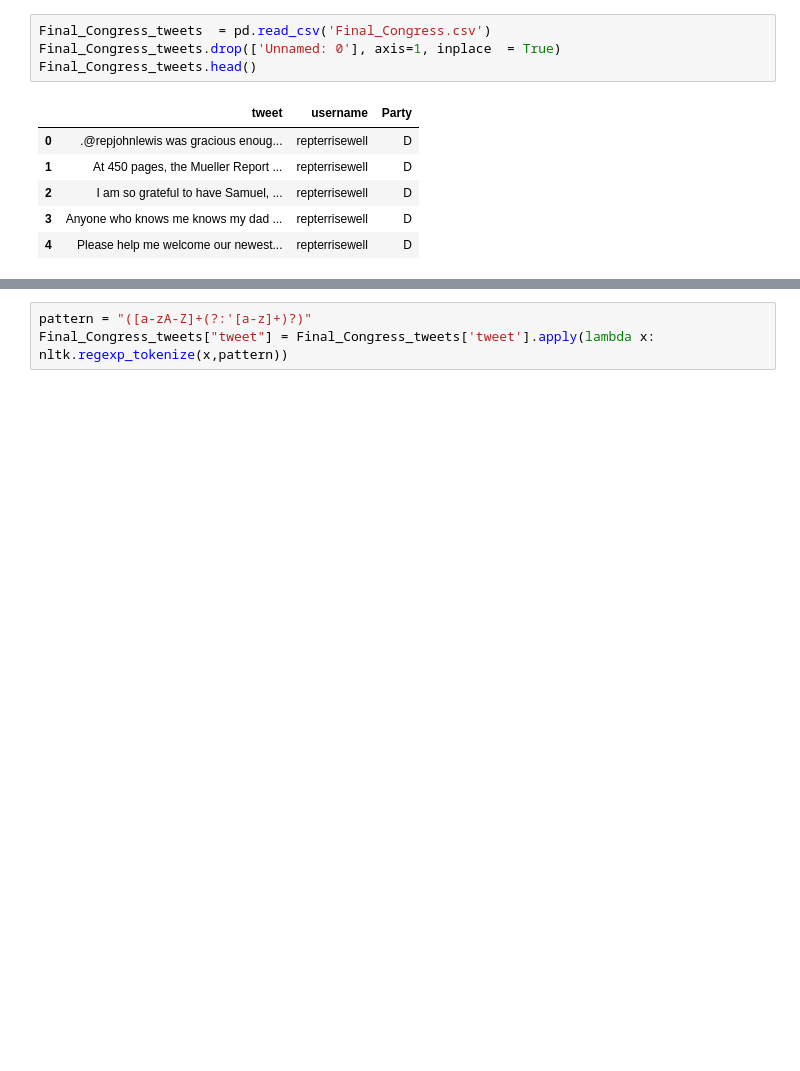
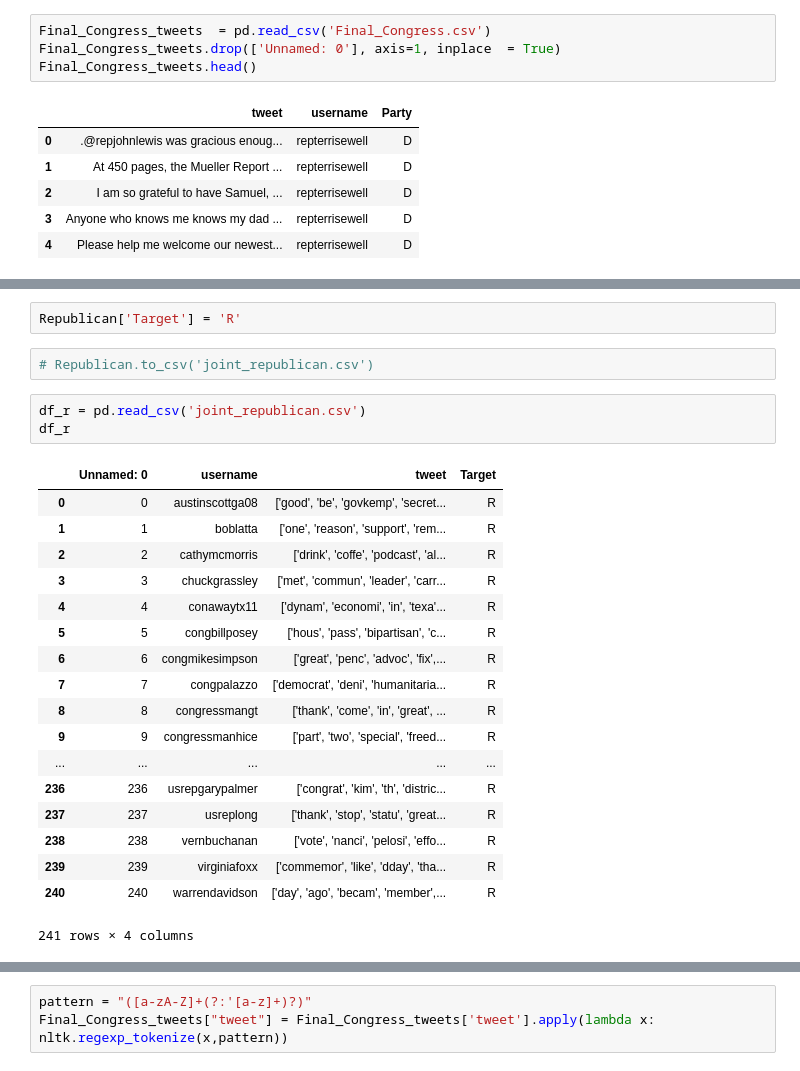
Before and after one commit to omerhakim/Twitter_Classification, a Jupyter notebook: mode_5/Vectorization.ipynb, the cells around one changed output, grey strips where cells are left out. Cells and saved outputs as stored; diff of their text form; blank space fills up the shorter version.

```diff
--- a/mode_5/Vectorization.ipynb
+++ b/mode_5/Vectorization.ipynb
@@ -21,0 +135,26 @@ Final_Congress_tweets.head()
+# %%
+Republican['Target'] = 'R'
+# %%
+# Republican.to_csv('joint_republican.csv')
+# %%
+df_r = pd.read_csv('joint_republican.csv')
+df_r
+# %% [output]
+|  | Unnamed: 0 | username | tweet | Target |
+| 0 | 0 | austinscottga08 | ['good', 'be', 'govkemp', 'secret... | R |
+| 1 | 1 | boblatta | ['one', 'reason', 'support', 'rem... | R |
+| 2 | 2 | cathymcmorris | ['drink', 'coffe', 'podcast', 'al... | R |
+| 3 | 3 | chuckgrassley | ['met', 'commun', 'leader', 'carr... | R |
+| 4 | 4 | conawaytx11 | ['dynam', 'economi', 'in', 'texa'... | R |
+| 5 | 5 | congbillposey | ['hous', 'pass', 'bipartisan', 'c... | R |
+| 6 | 6 | congmikesimpson | ['great', 'penc', 'advoc', 'fix',... | R |
+| 7 | 7 | congpalazzo | ['democrat', 'deni', 'humanitaria... | R |
+| 8 | 8 | congressmangt | ['thank', 'come', 'in', 'great', ... | R |
+| 9 | 9 | congressmanhice | ['part', 'two', 'special', 'freed... | R |
+| ... | ... | ... | ... | ... |
+| 236 | 236 | usrepgarypalmer | ['congrat', 'kim', 'th', 'distric... | R |
+| 237 | 237 | usreplong | ['thank', 'stop', 'statu', 'great... | R |
+| 238 | 238 | vernbuchanan | ['vote', 'nanci', 'pelosi', 'effo... | R |
+| 239 | 239 | virginiafoxx | ['commemor', 'like', 'dday', 'tha... | R |
+| 240 | 240 | warrendavidson | ['day', 'ago', 'becam', 'member',... | R |
+241 rows × 4 columns
```
Also changed, not shown: parts of 64 cells of this notebook, 7 other files.
